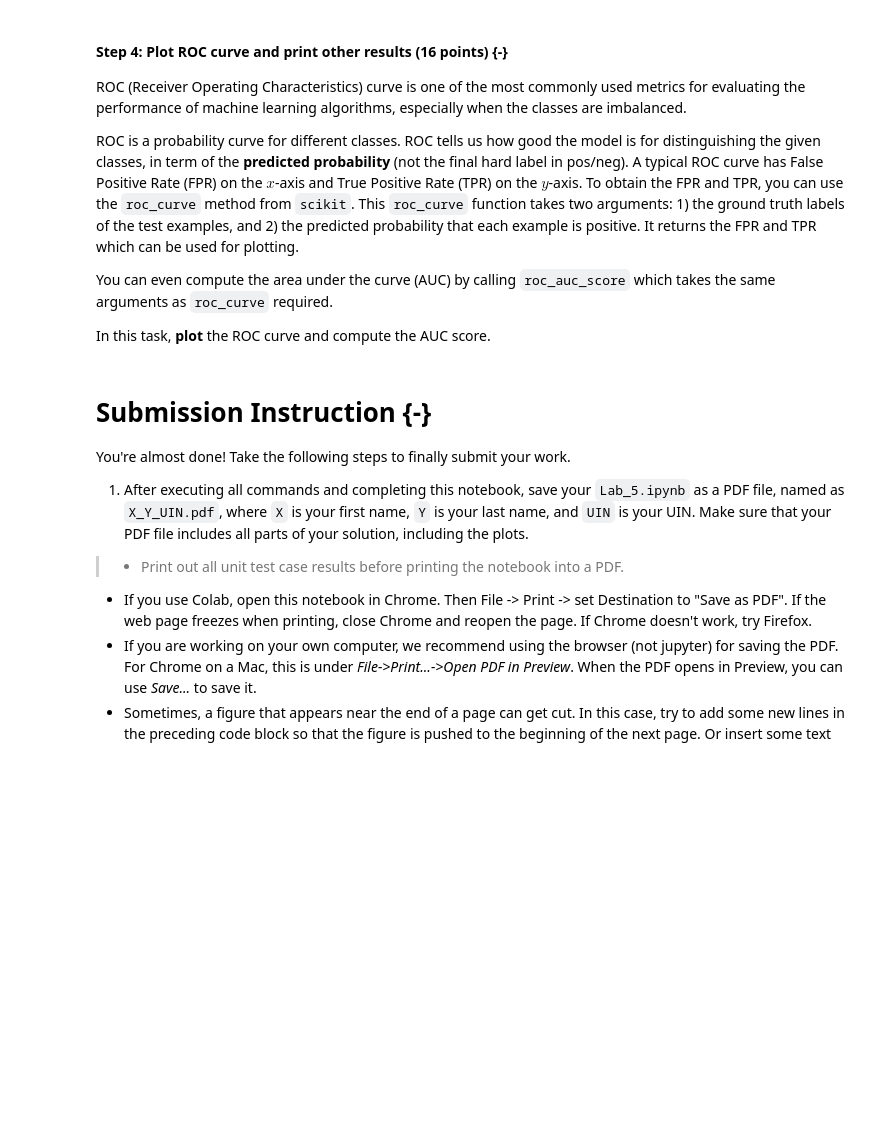
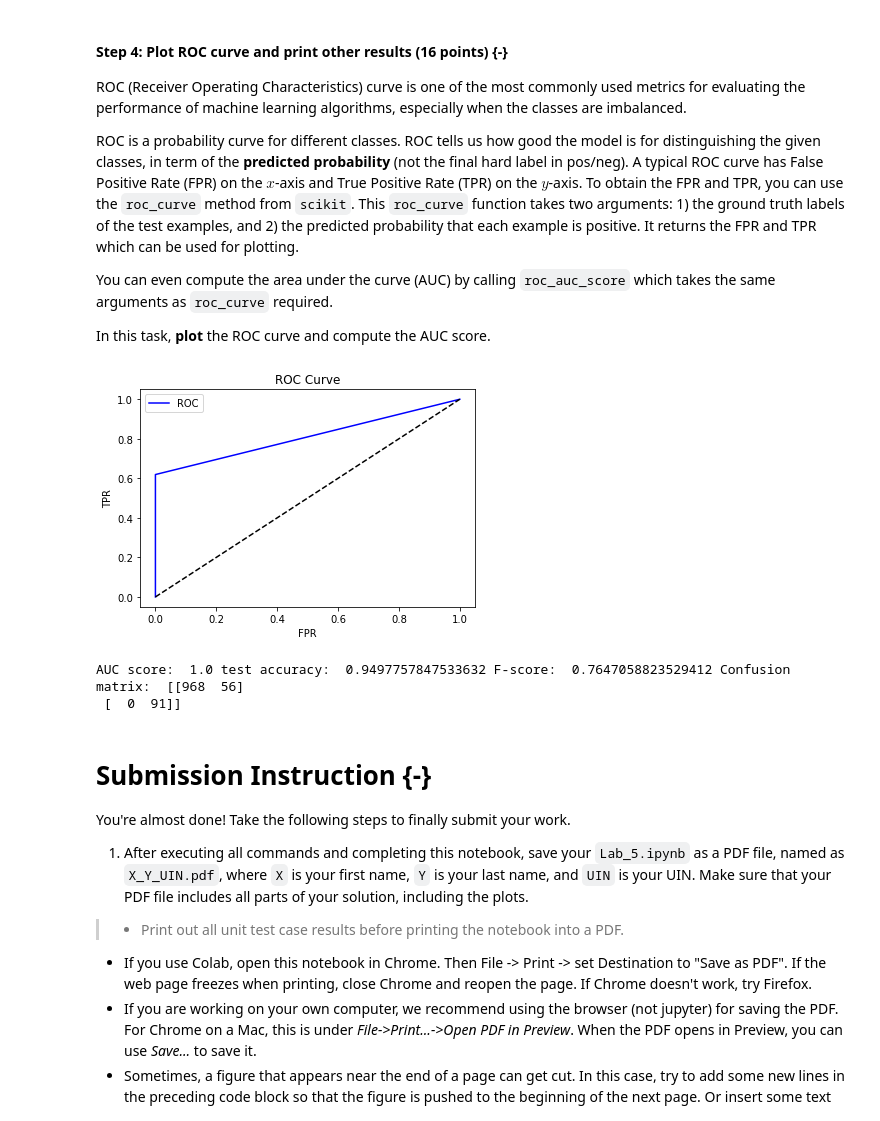
Before and after one commit to torwhite/CS412, a Jupyter notebook: Lab5/Lab_5.ipynb, the cells around one changed output. Drawn from its saved outputs; the diff is of its cells as text; code cells hidden in the pictures; blank space fills up the shorter version.

```diff
--- a/Lab5/Lab_5.ipynb
+++ b/Lab5/Lab_5.ipynb
@@ -256,14 +256,12 @@ from sklearn.model_selection import train_test_split
 # *****START OF YOUR CODE (DO NOT DELETE/MODIFY THIS LINE)*****
 X_train, X_test, y_train, y_test = train_test_split(df['sms_message'], df['label'], test_size=.2, random_state=1)
 
+X_test = X_test.tolist()
 # *****END OF YOUR CODE (DO NOT DELETE/MODIFY THIS LINE)*****
 
 print(f'The original dataset contains {df.shape[0]} examples in total.')
 print(f'The training set contains {X_train.shape[0]} examples.')
-print(f'The testing set contains {X_test.shape[0]} examples.')
-
-
-print(X_test.head)
+print(f'The testing set contains {len(X_test)} examples.')
 # %% [output]
 The original dataset contains 5572 examples in total.
 The training set contains 4457 examples.
@@ -501,16 +493,17 @@ def predict_label(X_test, prior_prob, cond_prob):
     # empty list to hold test probs calculated each index is a class
     prob = np.empty((num_test, num_class))
     predict = np.empty(num_test)
+    #word_count = {}
 
     # predict label
     # iterate over all entries in X_test
     for i in range(num_test):
         # find word count of specific text example
-        word_count = count_frequency([X_test[i]])
+        #word_count = count_frequency([X_test[i]])
         # compute conditional probability for j classes
         for j in range(num_class):
             # calculate sum of log probabilities
-            prob[i][j] = compute_test_prob(word_count, prior_prob[j],cond_prob[j])
+            prob[i][j] = compute_test_prob(count_frequency([X_test[i]]), prior_prob[j],cond_prob[j])
 
 
     # predict is argmax of each row of prob
@@ -545,11 +538,11 @@ def compute_test_prob(word_count, prior_cat, cond_cat):
     #initialize conditional probability
     log_cond_prob = 0
     # fetch cond prob of each word in i of x_test from cond prob dict
-    for w, prob in word_count.items():
+    for w, n in word_count.items():
         if w in cond_cat:
-            log_cond_prob +=  prob * np.log(prob * cond_cat[w])
+            log_cond_prob +=  n * np.log(cond_cat[w])
         else:
-            log_cond_prob +=  prob * np.log(prob * cond_cat['dummy'])
+            log_cond_prob +=  n * np.log(cond_cat['dummy'])
 
     prob = np.log(prior_cat) + log_cond_prob
 
@@ -586,7 +579,17 @@ def compute_metrics(y_pred, y_true):
     - f1: f1_score
     """
     # *****START OF YOUR CODE (DO NOT DELETE/MODIFY THIS LINE)*****
+    from sklearn.metrics import accuracy_score
+    # compute accuracy
+    acc = accuracy_score(y_true, y_pred)
 
+    # confusion matrix
+    from sklearn.metrics import confusion_matrix
+    cm = confusion_matrix(y_true, y_pred)
+
+    # f1 score
+    from sklearn.metrics import f1_score
+    f1 = f1_score(y_true, y_pred)
 
     # *****END OF YOUR CODE (DO NOT DELETE/MODIFY THIS LINE)*****
     return acc, cm, f1
@@ -619,34 +625,46 @@ from sklearn.metrics import roc_curve, roc_auc_score
 
 def plot_roc_curve(fpr, tpr):
   plt.plot(fpr, tpr, color='blue', label='ROC')
   plt.plot([0, 1], [0, 1], color='black', linestyle='--')
   plt.xlabel('FPR')
   plt.ylabel('TPR')
   plt.title('ROC Curve')
   plt.legend()
   plt.show()
 
 # We now compute the test performance.
 # X_train, X_test, y_train, y_test are the same as above
 
 # training naive Bayes model
 prior, cond = train_NB_model(X_train, y_train)
 
 
 # evaluate on test set
 y_pred, prob = predict_label(X_test, prior, cond)
 
 
 # Implement the following:
 #   1. compute the fpr and tpr for roc curve using the probability of being positive
 #   2. compute the auc score
 #   3. plot roc curve by calling the plot_roc_curve() method
 #   4. print AUC score, test accuracy, F-score, and Confusion matrix
 
 # *****START OF YOUR CODE (DO NOT DELETE/MODIFY THIS LINE)*****
+# 1
+fpr, tpr, thresholds = roc_curve(y_test, y_pred)
+# 2
+auc = roc_auc_score(y_test, y_pred )
+# 3
+plot_roc_curve(fpr, tpr)
 
-
+#4
+acc, cm, f1 = compute_metrics(y_test, y_pred)
+print("AUC score: ", roc_auc_score(fpr, tpr), "test accuracy: ", acc, "F-score: ", f1, "Confusion matrix: ", cm)
 # *****END OF YOUR CODE (DO NOT DELETE/MODIFY THIS LINE)*****
+# %% [output]
+[figure, added]
+AUC score:  1.0 test accuracy:  0.9497757847533632 F-score:  0.7647058823529412 Confusion matrix:  [[968  56]
+ [  0  91]]
 # %% [markdown]
 # Submission Instruction {-}
 
```
Also changed, not shown: parts of 3 cells of this notebook, 16 other files.
